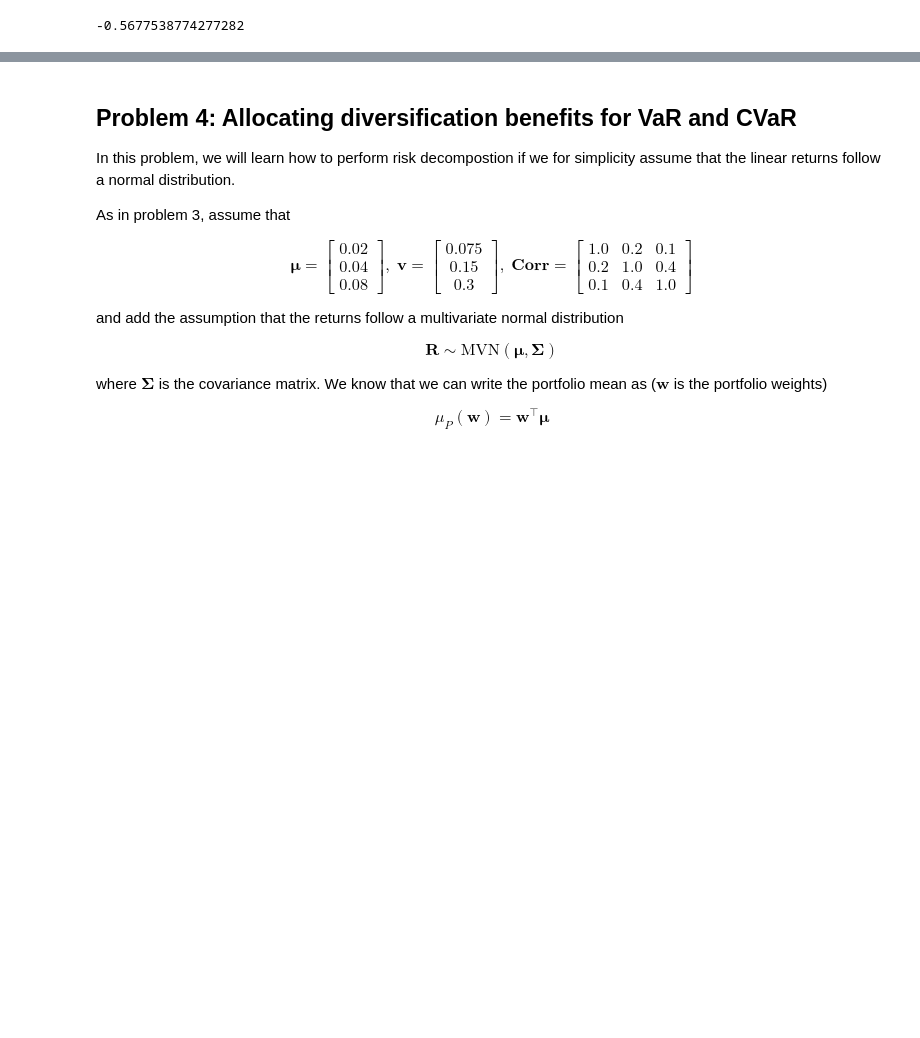
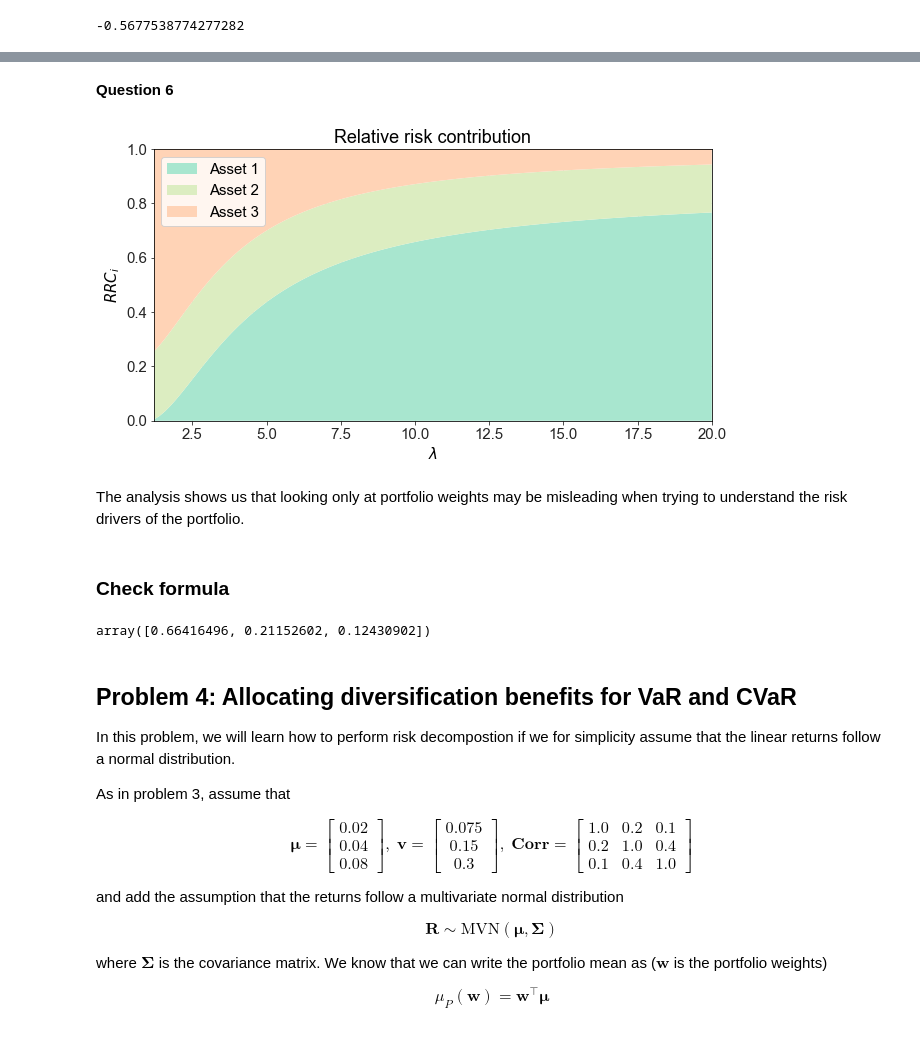
Before and after one commit to staxmetrics/python_for_the_financial_economist, a Jupyter notebook: lectures_and_exercises/2022/week_4/exercises_week_4.ipynb, the cells around one changed output, grey strips where cells are left out. Drawn from its saved outputs; the diff is of its cells as text; code cells hidden in the pictures; blank space fills up the shorter version.

```diff
--- a/lectures_and_exercises/2022/week_4/exercises_week_4.ipynb
+++ b/lectures_and_exercises/2022/week_4/exercises_week_4.ipynb
@@ -338,3 +631,30 @@ Consider the
+# %% [markdown]
+__Question 6__
+# %%
+"""
+Optimal weights
+"""
+fig, ax = plt.subplots(figsize=(10, 5))
+ax.stackplot(risk_aversions, rel_risk_contribs, labels=['Asset 1', 'Asset 2', 'Asset 3']);
+ax.set_xlabel('$\\lambda$')
+ax.set_ylabel('$RRC_i$')
+ax.set_title('Relative risk contribution')
+ax.legend(loc='upper left');
+# %% [output]
+[figure, added]
+# %% [markdown]
+The analysis shows us that looking only at portfolio weights may be misleading when trying to understand the risk drivers of the portfolio.
+# %% [markdown]
+### Check formula
+# %%
+objective = lambda w: -quadratic_utility(w, mu, cov_mat, 5)
+
+sum_to_on_constraint = {'type': 'eq', 'fun': lambda w: np.sum(w) - 1.0}
+
+res = minimize(objective, [0.0/3.0, 1.0/3.0, 2.0/3.0], constraints=sum_to_on_constraint)
+res.x
+# %% [output]
+array([0.66416496, 0.21152602, 0.12430902])
 # %% [markdown]
 ## Problem 4: Allocating diversification benefits for VaR and CVaR
 
```
Also changed, not shown: parts of 26 cells of this notebook, 3 other files.
